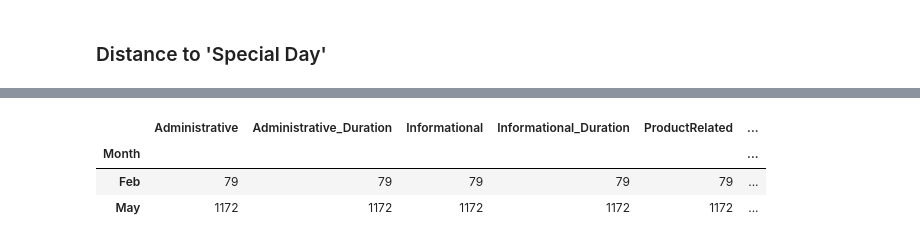
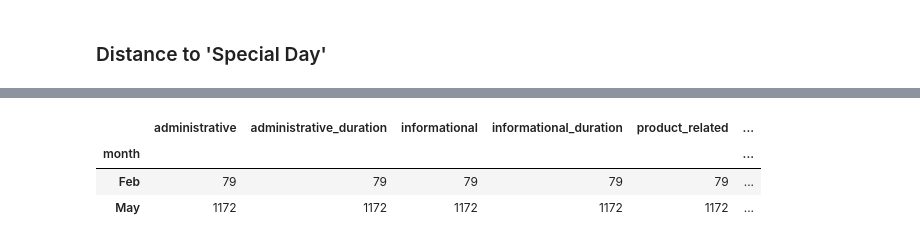
Before and after one commit to tginting-star/RLML_ecommerce_project, a Jupyter notebook: Project/Project code.ipynb, the cells around one changed output, grey strips where cells are left out. Drawn from its saved outputs; the diff is of its cells as text; code cells hidden in the pictures.

Commit message:
fixing some naming issues with sessions per month analysis

```diff
--- a/Project/Project code.ipynb
+++ b/Project/Project code.ipynb
@@ -481,7 +491,7 @@ Special_day_shopping_order
 # %%
-shoppers_intention_df[shoppers_intention_df['SpecialDay'] > 0].groupby('Month').count()
+shoppers_intention_df[shoppers_intention_df['special_day'] > 0].groupby('month').count()
 # %% [output]
-|  | Administrative | Administrative_Duration | Informational | Informational_Duration | ProductRelated | ... |
-| Month |  |  |  |  |  | ... |
+|  | administrative | administrative_duration | informational | informational_duration | product_related | ... |
+| month |  |  |  |  |  | ... |
 | Feb | 79 | 79 | 79 | 79 | 79 | ... |
 | May | 1172 | 1172 | 1172 | 1172 | 1172 | ... |
```
Also changed, not shown: parts of 5 cells of this notebook.
